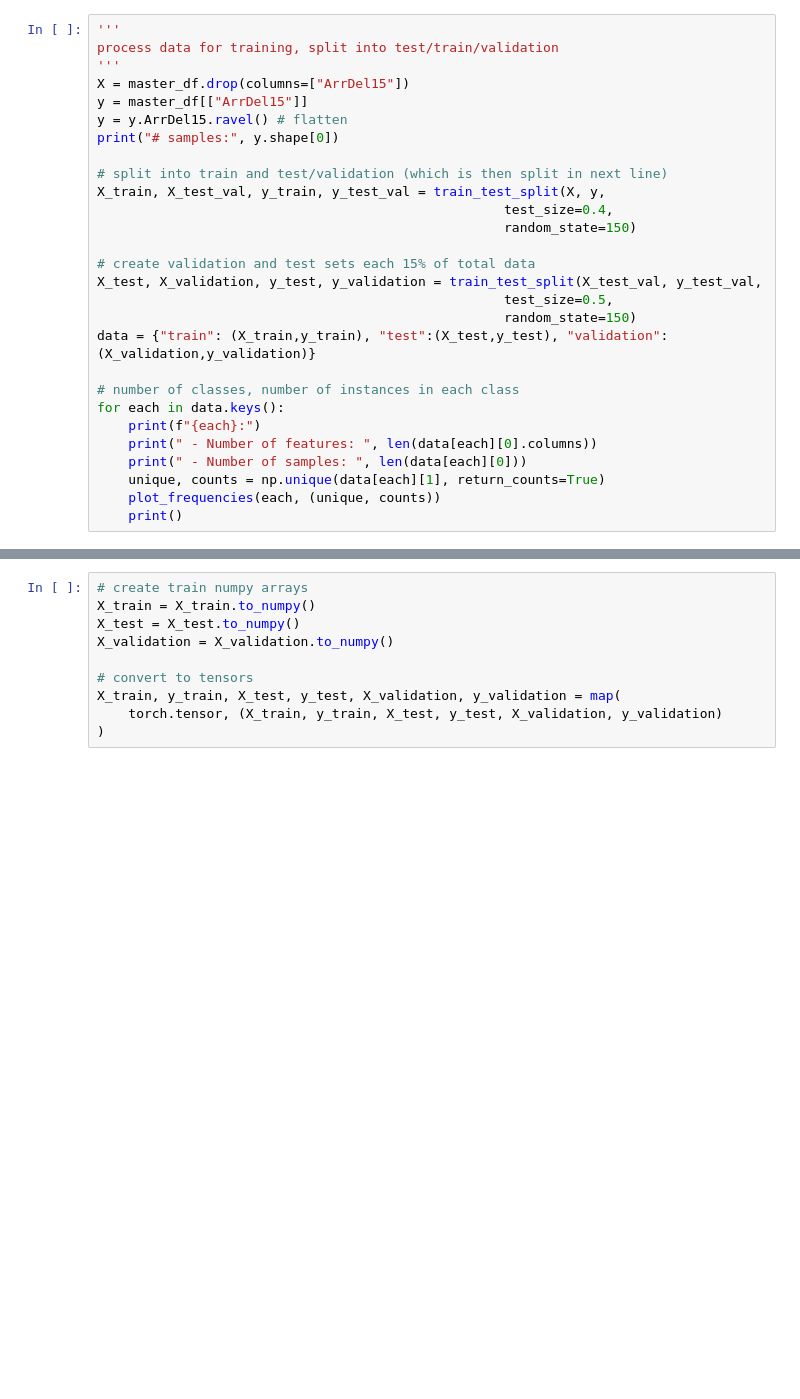
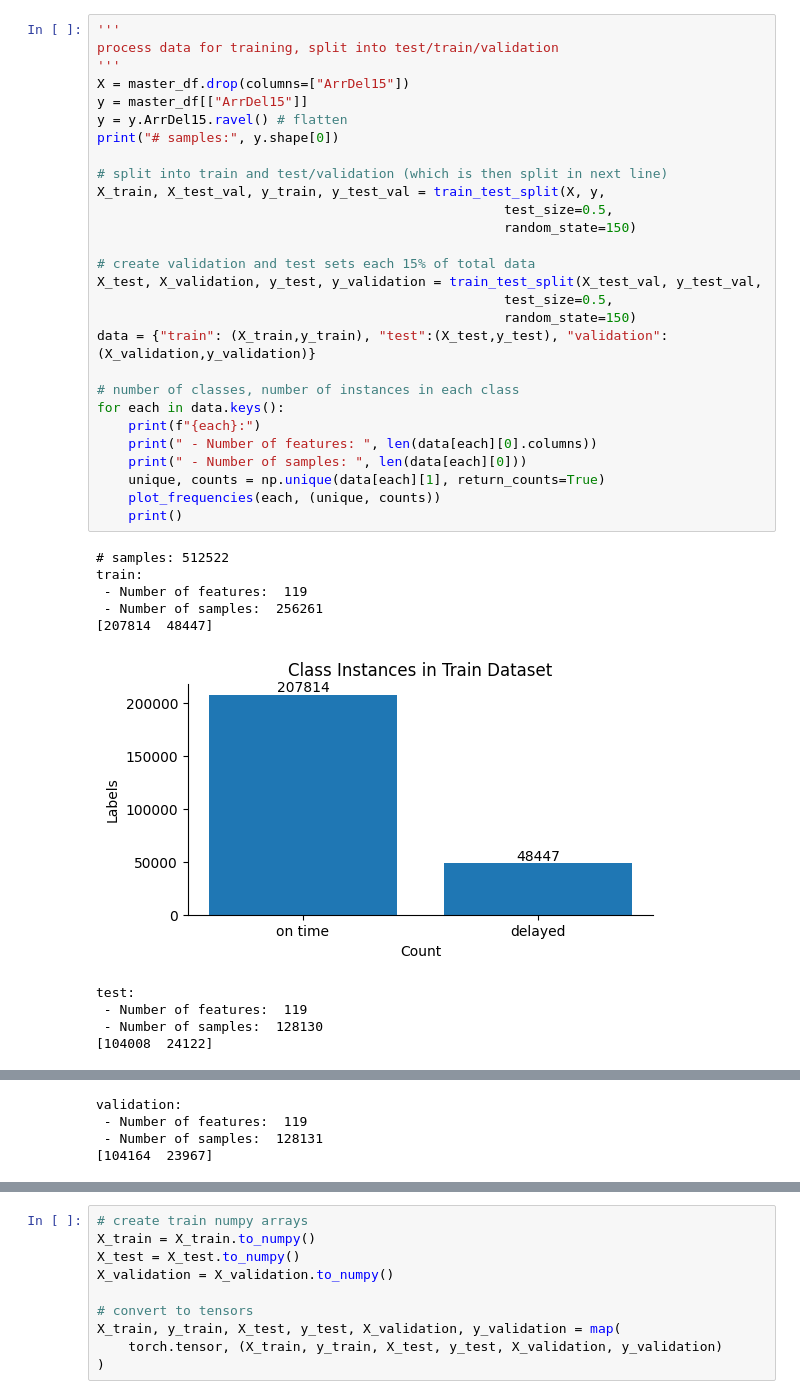
Before and after one commit to Noobify2012/CS6140-final-project, a Jupyter notebook: exploration/pytorch_model.ipynb, the cells around one changed output, grey strips where cells are left out. Cells and saved outputs as stored; diff of their text form; blank space fills up the shorter version.

```diff
--- a/exploration/pytorch_model.ipynb
+++ b/exploration/pytorch_model.ipynb
@@ -39,28 +50,39 @@ master_df.head()
 # %%
 '''
 process data for training, split into test/train/validation
 '''
 X = master_df.drop(columns=["ArrDel15"])
 y = master_df[["ArrDel15"]]
 y = y.ArrDel15.ravel() # flatten
 print("# samples:", y.shape[0])
 
 # split into train and test/validation (which is then split in next line)
 X_train, X_test_val, y_train, y_test_val = train_test_split(X, y,
-                                                    test_size=0.4,
+                                                    test_size=0.5,
                                                     random_state=150)
 
 # create validation and test sets each 15% of total data
 X_test, X_validation, y_test, y_validation = train_test_split(X_test_val, y_test_val,
                                                     test_size=0.5,
                                                     random_state=150)
 data = {"train": (X_train,y_train), "test":(X_test,y_test), "validation": (X_validation,y_validation)}
 
 # number of classes, number of instances in each class
 for each in data.keys():
     print(f"{each}:")
     print(" - Number of features: ", len(data[each][0].columns))
     print(" - Number of samples: ", len(data[each][0]))
     unique, counts = np.unique(data[each][1], return_counts=True)
     plot_frequencies(each, (unique, counts))
     print()
+# %% [output]
+# samples: 512522
+train:
+ - Number of features:  119
+ - Number of samples:  256261
+[207814  48447]
+[figure, added]
+test:
+ - Number of features:  119
+ - Number of samples:  128130
+[104008  24122]
@@ -66,0 +90,4 @@ for each in data.keys():
+validation:
+ - Number of features:  119
+ - Number of samples:  128131
+[104164  23967]
```
Also changed, not shown: parts of 5 cells of this notebook, 6 other files.
